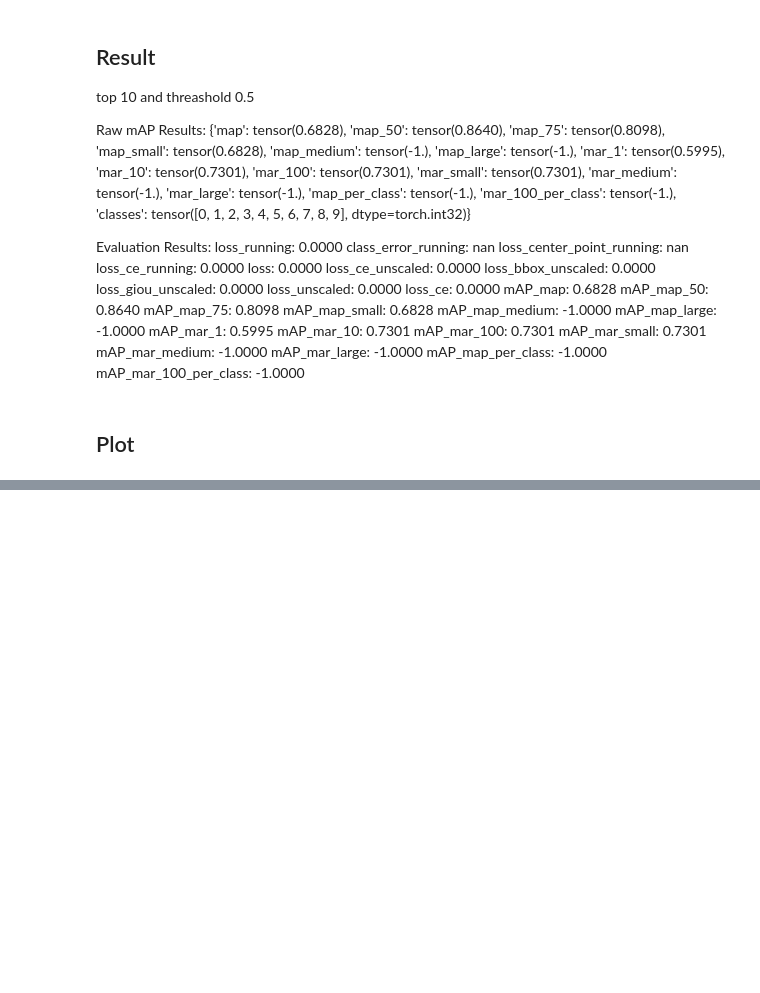
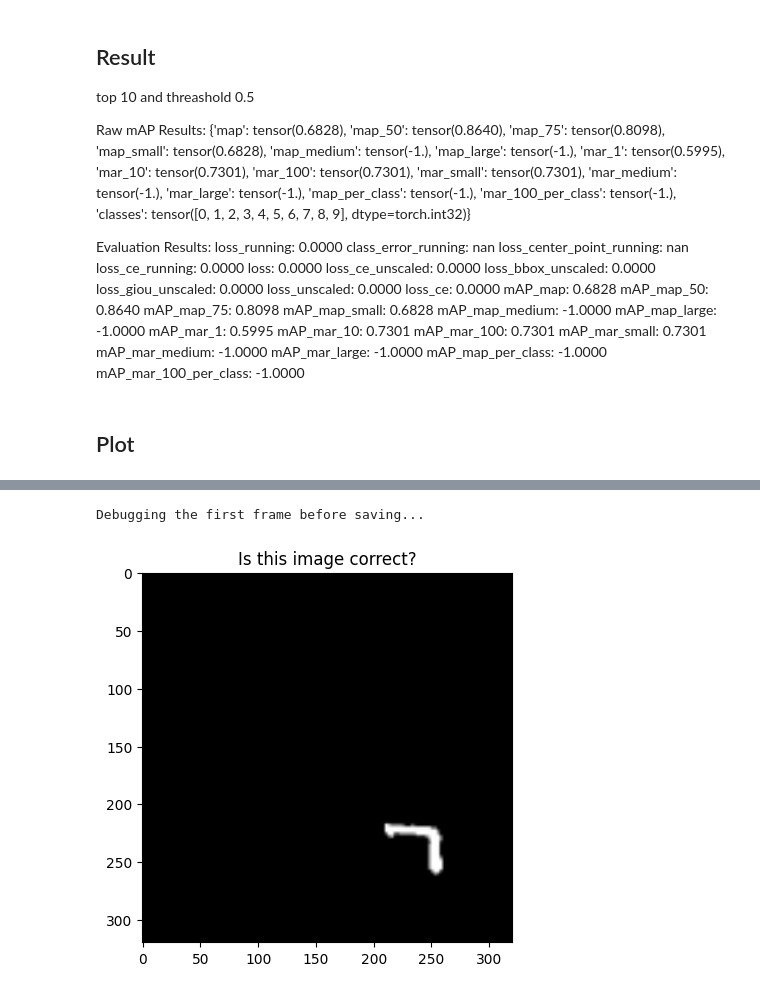
Before and after one commit to maxploter/MultiSensorDropout, a Jupyter notebook: notebooks/eval_perceiver.ipynb, the cells around one changed output, grey strips where cells are left out. Saved outputs shown, nothing was run; the diff lists cells and outputs as text; code cells hidden in the pictures; blank space fills up the shorter version.

```diff
--- a/notebooks/eval_perceiver.ipynb
+++ b/notebooks/eval_perceiver.ipynb
@@ -46,8 +46,8 @@ args = argparse.Namespace(
     device='cuda' if torch.cuda.is_available() else 'cpu',
 
     # Dataset parameters
-    dataset='moving-mnist',
-    dataset_path='Max-Ploter/detection-moving-mnist-easy',
+    dataset='moving-mnist-medium',
+    dataset_path='Max-Ploter/detection-moving-mnist-medium',
     generate_dataset_runtime=False,
     num_workers=4,
     num_frames=20,
@@ -453,7 +412,7 @@ class RecurrentVideoObjectModule(nn.Module):
                 with torch.no_grad():
                     # Use model.predict for easier handling of results and NMS
                     # Adjust conf/iou as needed for your specific detector/task
-                    detector_preds = self.detector_module.predict(frame_batch, conf=0.001, iou=0.5, device=device, verbose=False)
+                    detector_preds = self.detector_module.predict(frame_batch, conf=0.001, iou=0.8, device=device, verbose=False)
                     # 'preds' is typically a list of Results objects, one per image
 
             except Exception as e:
@@ -958,7 +940,7 @@ from ultralytics import YOLO
 import torchvision.transforms as T
 from models.matcher import build_matcher
 
-args.model = 'perceiver' # 'perceiver'
+args.model = 'YOLO' # 'perceiver'
 
 if args.model == 'perceiver':
     # https://wandb.ai/university-of-tartu-2/multi-sensor-dropout/runs/stu3mw4u/overview
@@ -966,13 +948,14 @@ if args.model == 'perceiver':
     args.output_dir = "../not_tracked_dir/output_perceiver_detection_2025-04-23_19-42-48/"
     args.resize_frame = 320
 elif args.model == 'YOLO':
-    args.output_dir = "../not_tracked_dir/output_yolo_v8_2025-04-11/" # YOLO
+    # args.output_dir = "../not_tracked_dir/output_yolo_v8_2025-04-11/" # YOLO
+    args.output_dir = "../not_tracked_dir/output_yolo_v8_2025-05-14T15"
     args.resume = 'weights/best.pt'
     args.resize_frame = 320
 else:
     raise Error(f"Unsupported model: {args.model}")
 
-args.test_dataset_fraction = 1
+args.test_dataset_fraction = 1.0
 # args.num_workers = 1
 
 checkpoint_path = os.path.join(args.output_dir, args.resume)
@@ -1018,7 +1001,7 @@ else:
 device = torch.device(args.device)
 
 postprocessors = {
-    #'bbox': PostProcess() # SeqNMSEvaluationPostprocessor(PostProcess())
+    # 'bbox': SeqNMSEvaluationPostprocessor() # SeqNMSEvaluationPostprocessor(PostProcess())
     # '':
 }
 
@@ -1026,7 +1009,7 @@ matcher = build_matcher(args)
 matcher.to(device)
 
 evaluators = [
-    MeanAveragePrecisionEvaluator(device=device, postprocessor = PostProcess(), matcher=matcher)
+    MeanAveragePrecisionEvaluator(device=device, postprocessor = PostProcess(), matcher=matcher, overlap_iou_threshold=0.1) #
 ]
 
 criterion = DummyCriterion(device)
@@ -1187,7 +1393,7 @@ from torch.utils.data import DataLoader
 from ultralytics import YOLO
 import torchvision.transforms as T
 
-args.model = 'YOLO' # 'perceiver'
+args.model = 'perceiver' # 'perceiver'
 
 if args.model == 'YOLO':
 
@@ -1214,12 +1420,13 @@ if args.model == 'YOLO':
 
     args.test_dataset_fraction = 0.01
 
-elif args.model == 'perceiver' and os.path.exists(checkpoint_path):
+elif args.model == 'perceiver':
 
     # https://wandb.ai/university-of-tartu-2/multi-sensor-dropout/runs/stu3mw4u/overview
-    args.resume = 'checkpoint_epoch_31.pth'
-    args.output_dir = "../not_tracked_dir/output_perceiver_detection_2025-04-23_19-42-48"
+    args.resume = 'checkpoint_epoch_17.pth'
+    args.output_dir = "../not_tracked_dir/output_perceiver_detection_2025-07-18_22-08-06"
     args.resize_frame = 320
+    args.backbone = 'yolo'
     args.test_dataset_fraction = 0.01
     checkpoint_path = os.path.join(args.output_dir, args.resume)
     model = build_model(args, (0,0))
@@ -1365,0 +1798,9 @@ plot_images(
+# %%
+import matplotlib.pyplot as plt
+print("Debugging the first frame before saving...")
+plt.imshow(video_frames_for_save[1], cmap='gray')
+plt.title("Is this image correct?")
+plt.show()
+# %% [output]
+Debugging the first frame before saving...
+[figure, added]
```
Also changed, not shown: parts of 13 cells of this notebook, 1 other file.
